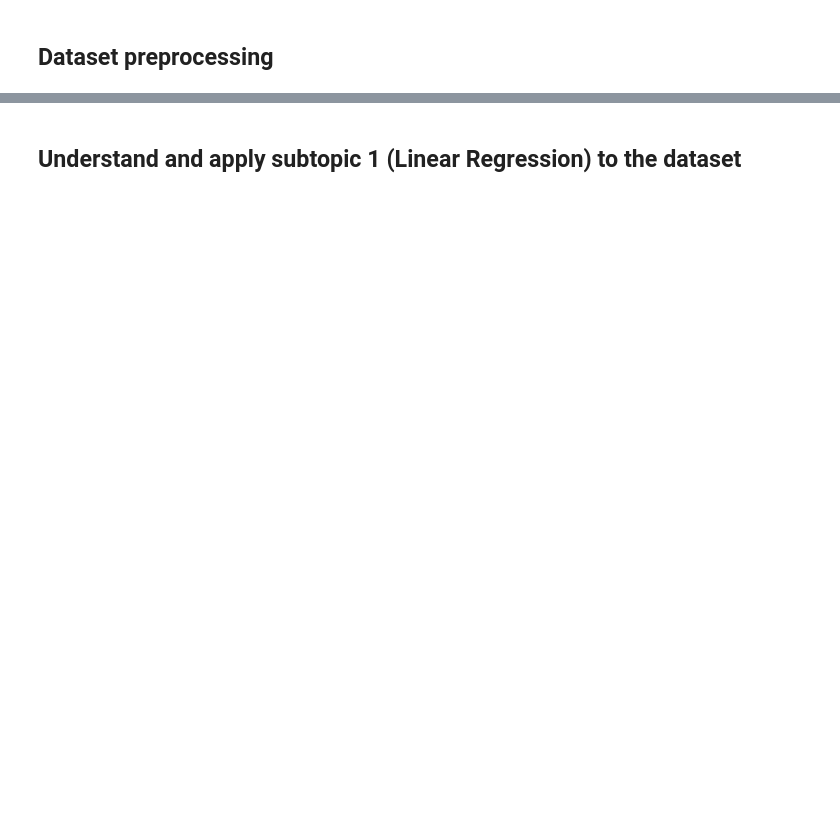
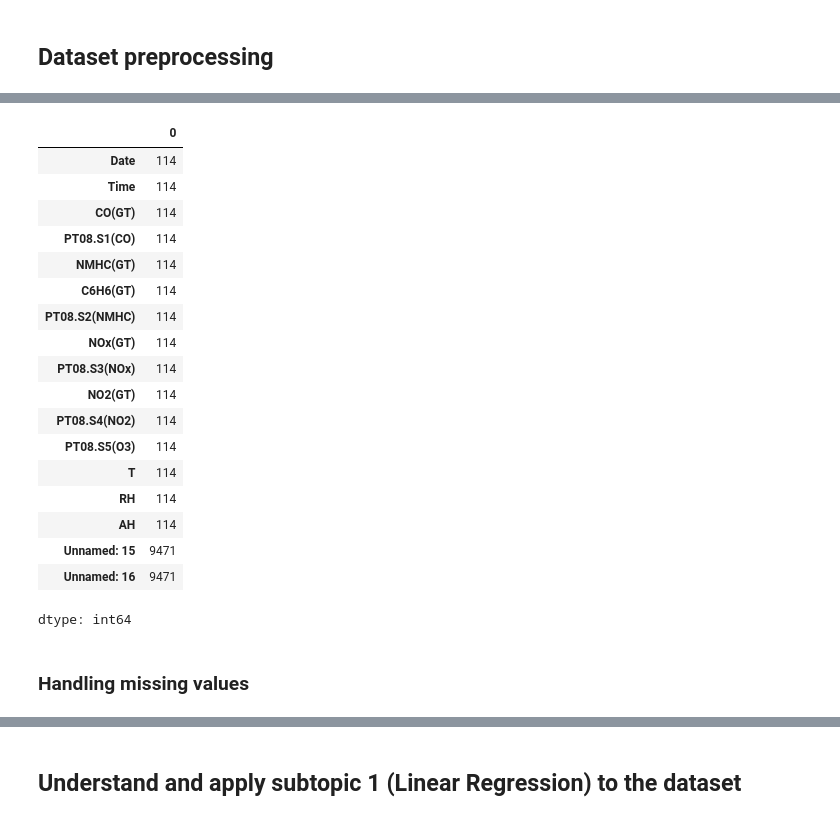
Before and after one commit to nazmul-nil/report-assignment-DM-D, a Jupyter notebook: notebooks/nazmul_23015862.ipynb, the cells around one changed output, grey strips where cells are left out. Cells and saved outputs as stored; diff of their text form; code cells hidden in the pictures; blank space fills up the shorter version.

```diff
--- a/notebooks/nazmul_23015862.ipynb
+++ b/notebooks/nazmul_23015862.ipynb
@@ -10,0 +81,24 @@
+# %%
+air_quality_df.isnull().sum()
+# %% [output]
+|  | 0 |
+| Date | 114 |
+| Time | 114 |
+| CO(GT) | 114 |
+| PT08.S1(CO) | 114 |
+| NMHC(GT) | 114 |
+| C6H6(GT) | 114 |
+| PT08.S2(NMHC) | 114 |
+| NOx(GT) | 114 |
+| PT08.S3(NOx) | 114 |
+| NO2(GT) | 114 |
+| PT08.S4(NO2) | 114 |
+| PT08.S5(O3) | 114 |
+| T | 114 |
+| RH | 114 |
+| AH | 114 |
+| Unnamed: 15 | 9471 |
+| Unnamed: 16 | 9471 |
+dtype: int64
+# %% [markdown]
+### Handling missing values
```
Also changed, not shown: parts of 21 cells of this notebook, 3 other files.
